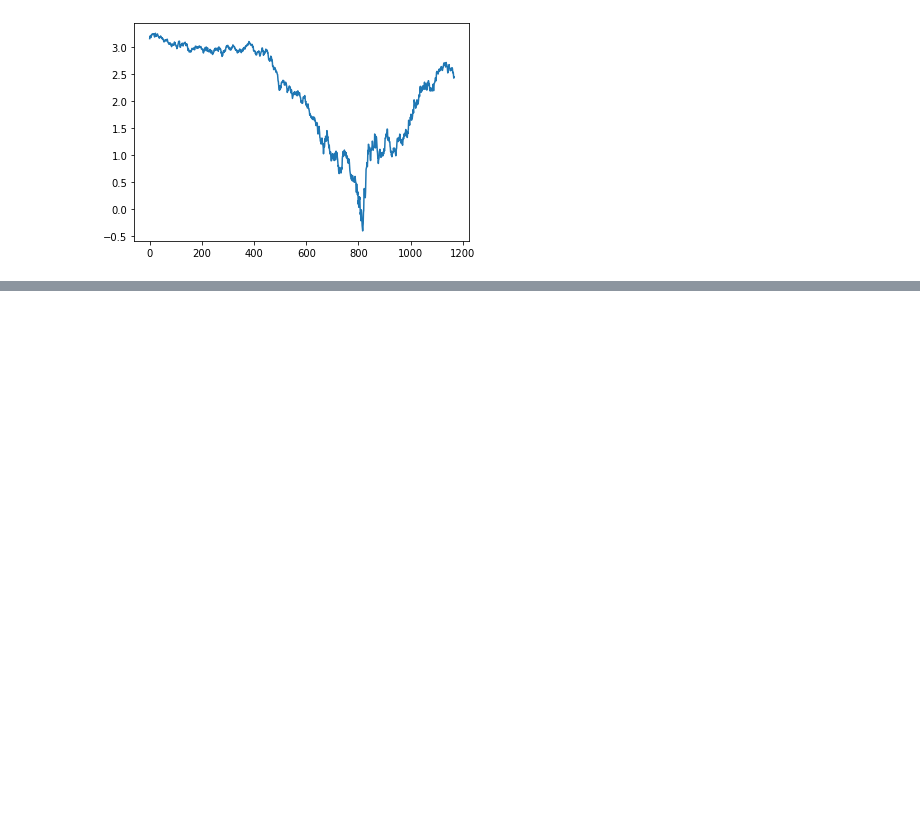
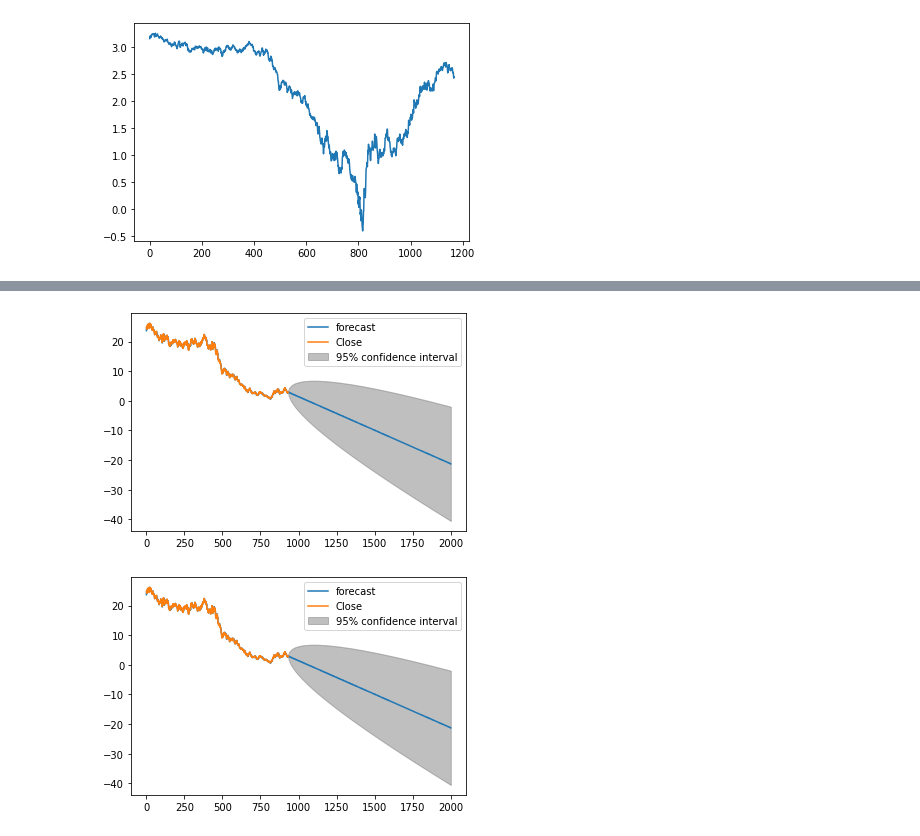
Before and after one commit to Jarice8893/Project-3, a Jupyter notebook: machine learning.ipynb, the cells around one changed output, grey strips where cells are left out. Cells and saved outputs as stored; diff of their text form; code cells hidden in the pictures; blank space fills up the shorter version.

```diff
--- a/machine learning.ipynb
+++ b/machine learning.ipynb
@@ -577,0 +582,3 @@ print(len(test))
+# %%
+model = ARIMA(train, order= (6,1,9))
+results = model.fit(disp=0)
@@ -646,0 +679,5 @@ plt.plot(df_log)
+# %%
+results.plot_predict(1,2000)
+# %% [output]
+[figure, added]
+[figure, added]
```
Also changed, not shown: parts of 32 cells of this notebook.
